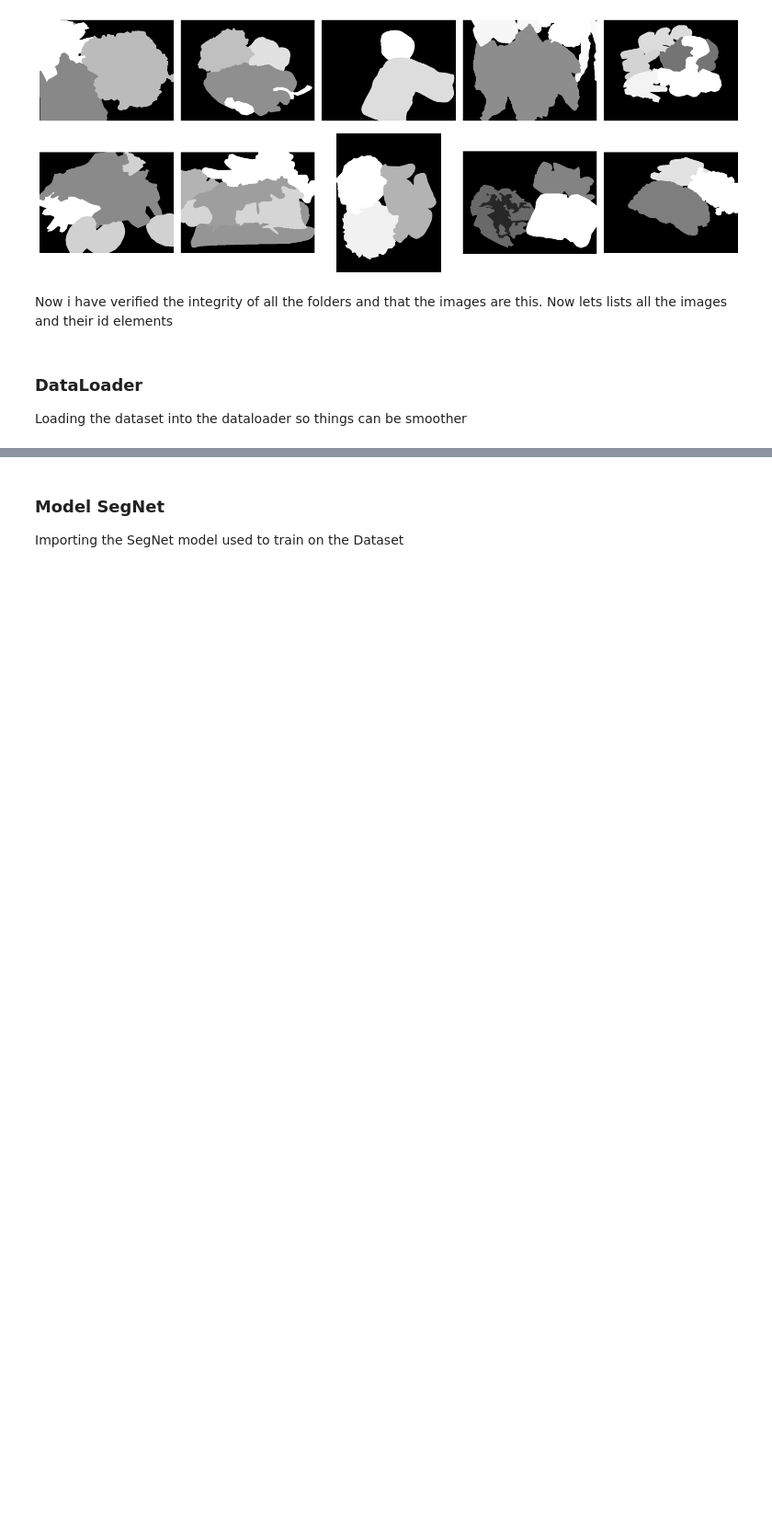
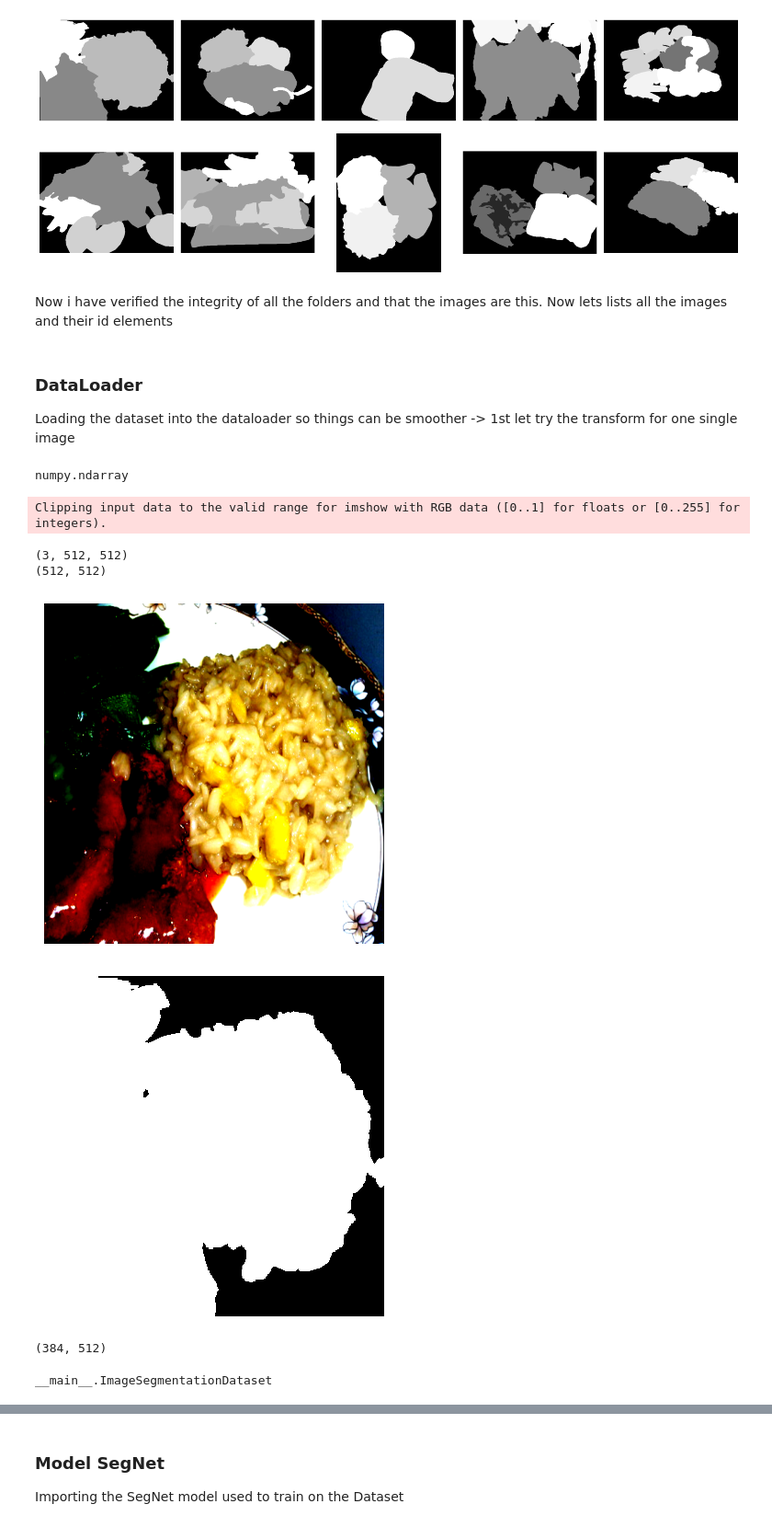
Before and after one commit to iltranqui/learn_anything, a Jupyter notebook: ComputerVision/SegNet.ipynb, the cells around one changed output, grey strips where cells are left out. Shown at 92% size. Cells and saved outputs as stored; diff of their text form; code cells hidden in the pictures; blank space fills up the shorter version.

Commit message:
Can transform but can't apply and use Dataloader

```diff
--- a/ComputerVision/SegNet.ipynb
+++ b/ComputerVision/SegNet.ipynb
@@ -49,4 +49,4 @@ id2label = {"0": "background", "1": "candy", "2": "egg tart", "3": "french fries
 # %% [markdown]
 ### DataLoader
 
-Loading the dataset into the dataloader so things can be smoother
+Loading the dataset into the dataloader so things can be smoother -> 1st let try the transform for one single image
@@ -59,0 +53,36 @@ dataloader_test = DataLoader(ds_test, batch_size=4)
+# %%
+image = dataset["train"][0]["image"]
+mask = np.array(dataset["train"][0]["label"])
+type(mask)
+# %% [output]
+numpy.ndarray
+# %%
+import albumentations as A
+from going_modular.HF_UTILITY import plot_image_numpy, plot_mask_numpy
+import torch
+
+ADE_MEAN = np.array([123.675, 116.280, 103.530]) / 255
+ADE_STD = np.array([58.395, 57.120, 57.375]) / 255
+
+transform = A.Compose([
+    A.Resize(width=512, height=512),
+    A.Normalize(mean=ADE_MEAN, std=ADE_STD),
+])
+
+transformed = transform(image=np.array(image), mask=mask)
+pixel_values = np.moveaxis(transformed["image"], -1, 0)
+instance_seg_transformed = transformed["mask"]
+print(pixel_values.shape)
+print(instance_seg_transformed.shape)
+plot_image_numpy(pixel_values)
+plot_mask_numpy(instance_seg_transformed)
+# %% [output]
+Clipping input data to the valid range for imshow with RGB data ([0..1] for floats or [0..255] for integers).
+(3, 512, 512)
+(512, 512)
+[figure, added]
+[figure, added]
+# %%
+np.array(dataset["train"][0]["label"]).shape
+# %% [output]
+(384, 512)
@@ -59,0 +130,4 @@ dataloader_test = DataLoader(ds_test, batch_size=4)
+# %%
+type(ds_train)
+# %% [output]
+__main__.ImageSegmentationDataset
```
Also changed, not shown: parts of 5 cells of this notebook, 1 other file.
